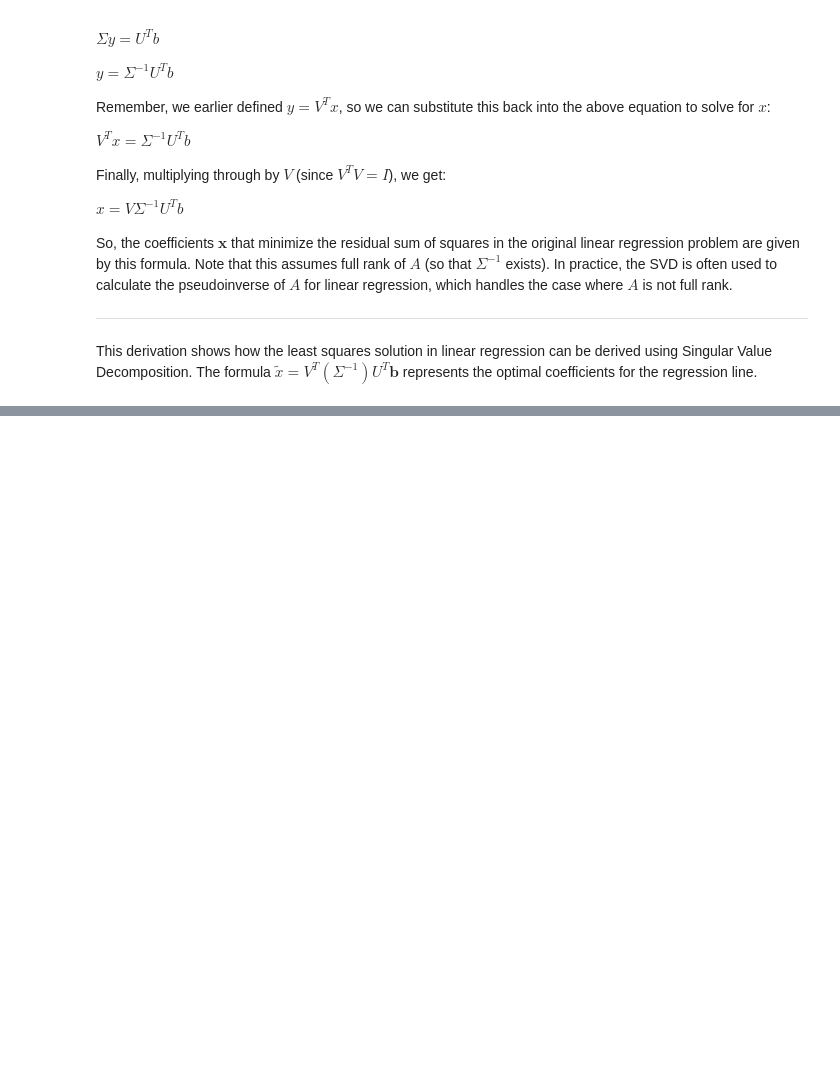
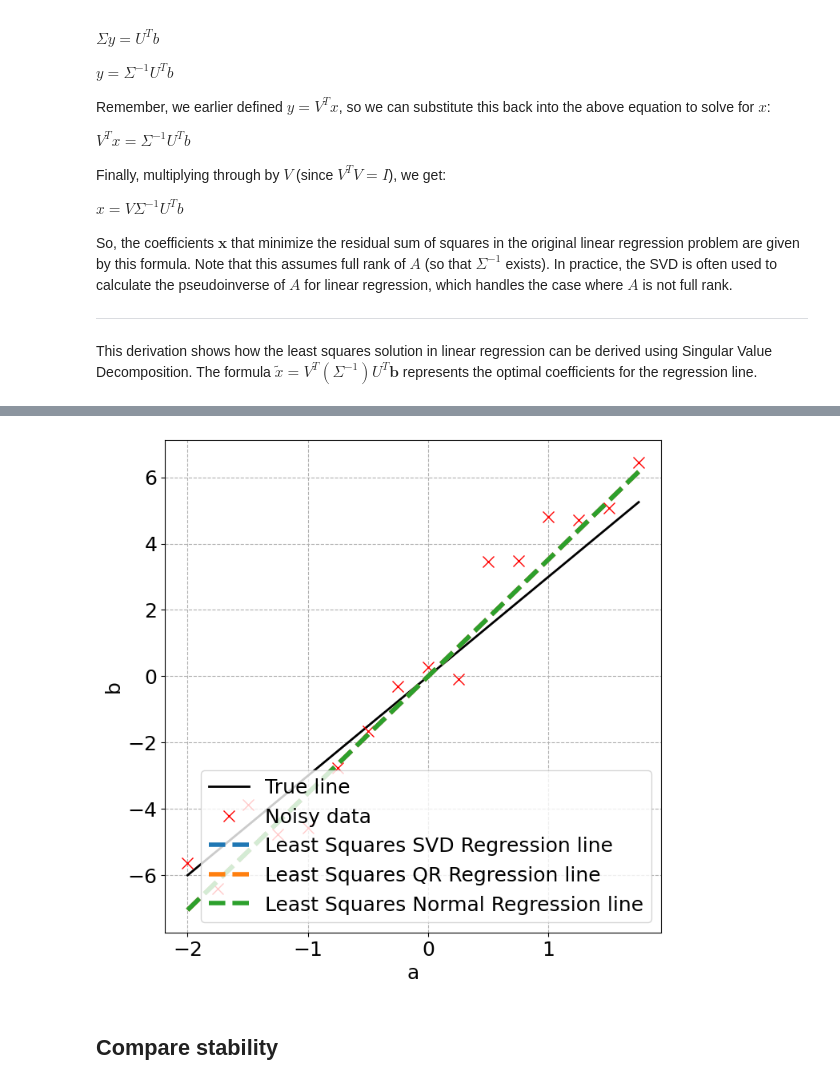
Before and after one commit to pakkinlau/BigdataMath, a Jupyter notebook: Unit 6 - Optimization and regularization/6.1 - Least squares approximations.ipynb, the cells around one changed output, grey strips where cells are left out. Saved outputs shown, nothing was run; the diff lists cells and outputs as text; code cells hidden in the pictures; blank space fills up the shorter version.

```diff
--- a/Unit 6 - Optimization and regularization/6.1 - Least squares approximations.ipynb
+++ b/Unit 6 - Optimization and regularization/6.1 - Least squares approximations.ipynb
@@ -164,0 +201,52 @@ This derivation shows how the least squares solution in linear regression can be
+# %%
+import matplotlib.pyplot as plt
+import numpy as np
+import time
+
+plt.rcParams['figure.figsize'] = [8, 8]
+plt.rcParams.update({'font.size': 18})
+
+# True slope
+x = 3
+
+a = np.arange(-2, 2, 0.25).reshape(-1, 1)
+b = x * a + np.random.randn(*a.shape)  # Add noise
+
+plt.plot(a, x*a, color='k', linewidth=2, label='True line')  # True relationship
+plt.plot(a, b, 'x', color='r', markersize=10, label='Noisy data')  # Noisy measurements
+
+def least_squares_svd(a, b):
+    U, s, Vt = np.linalg.svd(a, full_matrices=False)
+    x = Vt.T @ np.linalg.inv(np.diag(s)) @ U.T @ b
+    return x
+
+def least_squares_qr(a, b):
+    Q, R = np.linalg.qr(a)
+    x = np.linalg.inv(R) @ Q.T @ b
+    return x
+
+def least_squares_normal(a, b):
+    x = np.linalg.inv(a.T @ a) @ a.T @ b
+    return x
+
+methods = {
+    'Least Squares SVD': least_squares_svd,
+    'Least Squares QR': least_squares_qr,
+    'Least Squares Normal': least_squares_normal
+}
+
+for name, method in methods.items():
+    start_time = time.time()
+    xtilde = method(a, b)
+    elapsed_time = time.time() - start_time
+    print(f"{name} coefficient: {xtilde[0][0]}")
+    print(f"{name} took {elapsed_time} seconds")
+    plt.plot(a, xtilde * a, '--', linewidth=4, label=f'{name} Regression line')
+
+plt.xlabel('a')
+plt.ylabel('b')
+
+plt.grid(linestyle='--')
+plt.legend()
+plt.show()
+# %% [output]
@@ -164,0 +259,3 @@ This derivation shows how the least squares solution in linear regression can be
+[figure, added]
+# %% [markdown]
+## Compare stability
```
Also changed, not shown: parts of 10 cells of this notebook, 1 other file.
